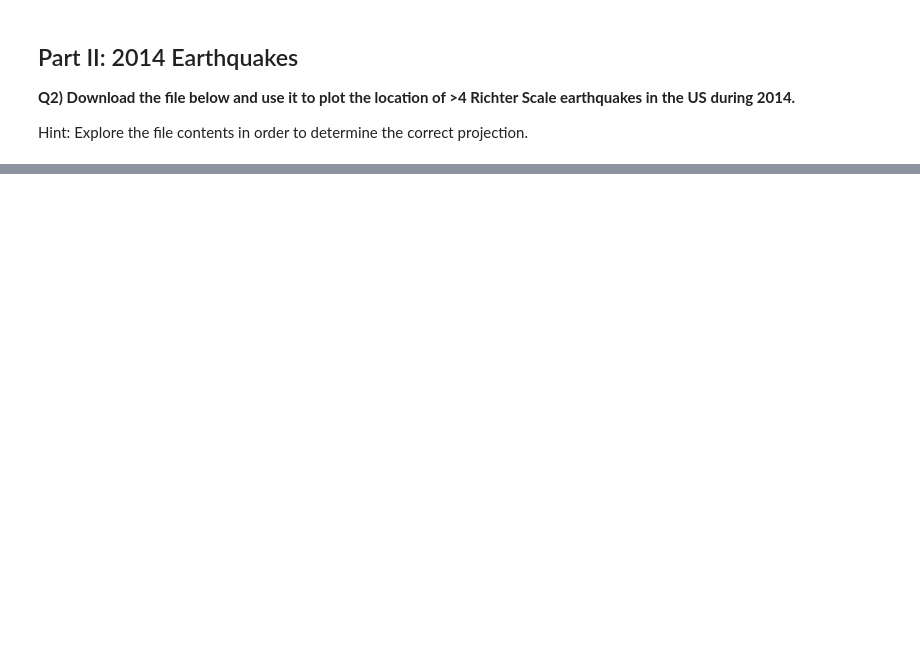
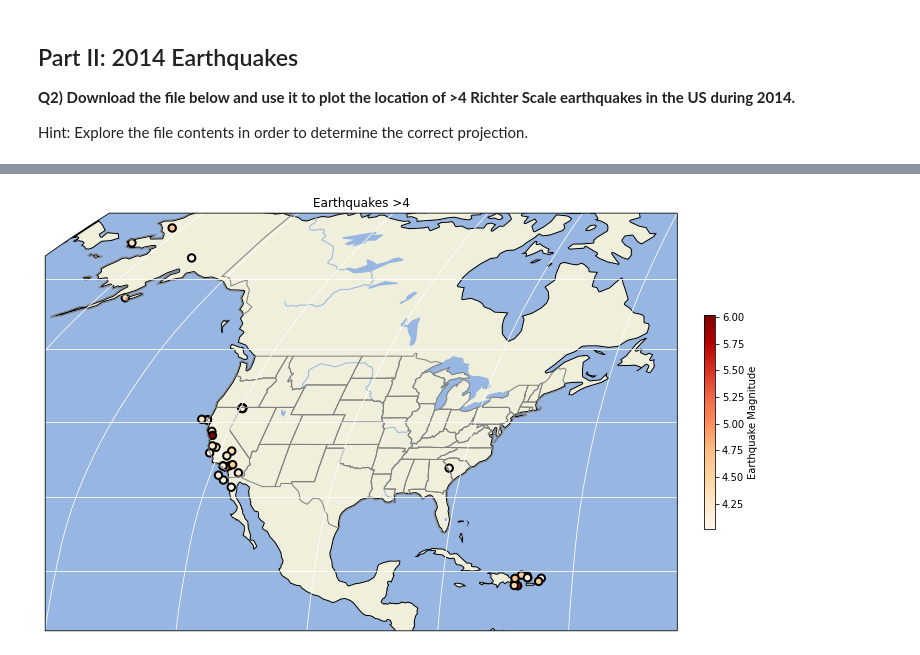
Before and after one commit to bptbptbpt/2022_Intro_Python, a Jupyter notebook: Exercises/W2_S2.ipynb, the cells around one changed output, grey strips where cells are left out. Saved outputs shown, nothing was run; the diff lists cells and outputs as text; code cells hidden in the pictures; blank space fills up the shorter version.

```diff
--- a/Exercises/W2_S2.ipynb
+++ b/Exercises/W2_S2.ipynb
@@ -246,26 +250,28 @@ usgs_2014_large = usgs_2014_nonan[usgs_2014_nonan['mag']>4]
 # %%
 fig,ax = plt.subplots(1,1,figsize=(12, 12),subplot_kw={'projection': ccrs.Robinson()})
 # The rest doesn't change:
 ax.set_extent([-140, -60, 12,70], ccrs.PlateCarree())
 
 ######################################################################################################################################################
 # Add Land, Ocean, Rivers, and State Lines
 # Hint: Land linewidth = 3; States: edgecolor='gray',linewidth=1.25; lakes/ocean/rivers: no change
 # Hint: https://matplotlib.org/stable/gallery/color/named_colors.html for the names of the colors available
 ######################################################################################################################################################
-____.add_feature(cartopy._____.____, edgecolor='____',linewidths=____)
-____.add_feature(cartopy._____.____)
-____.add_feature(cartopy._____.____)
-____.add_feature(cartopy._____.____)
-____.add_feature(cartopy._____.____,edgecolor='____',linewidth=____)
-____.gridlines(lw=____,color='____')
+ax.add_feature(cartopy.feature.LAND, edgecolor='black',linewidths=3)
+ax.add_feature(cartopy.feature.OCEAN)
+ax.add_feature(cartopy.feature.RIVERS)
+ax.add_feature(cartopy.feature.LAKES)
+ax.add_feature(cartopy.feature.STATES,edgecolor='grey',linewidth=1)
+ax.gridlines(lw=1,color='w')
 
 ######################################################################################################################################################
 # Add Scatter points for earthquake data
 # Hint: usgs_2014_large['longitude'] to access logitude data, usgs_2014_large['latitude'] to access latitude data, usgs_2014_large['mag'] to access Earthquake magnitudes
 # Hint: https://matplotlib.org/stable/gallery/color/named_colors.html for the names of the colors available
 ######################################################################################################################################################
-____ = ax.scatter(____,____,s=62,c=____,marker='o',cmap='____',edgecolors='____',linewidths=2, transform=____)
-plt.colorbar(____,ax=____,fraction=0.016, pad=0.04,label='____')
-ax.set_title('____')
+c3 = ax.scatter(usgs_2014_large['longitude'],usgs_2014_large['latitude'],s=55,c=usgs_2014_large['mag'],marker='o',cmap='OrRd',edgecolors='black',linewidths=2, transform=ccrs.Geodetic())
+plt.colorbar(c3,ax=ax,fraction=0.016, pad=0.04,label='Earthquake Magnitude')
+ax.set_title('Earthquakes >4')
 plt.show()
+# %% [output]
+[figure, added]
```
Also changed, not shown: parts of 4 cells of this notebook.
